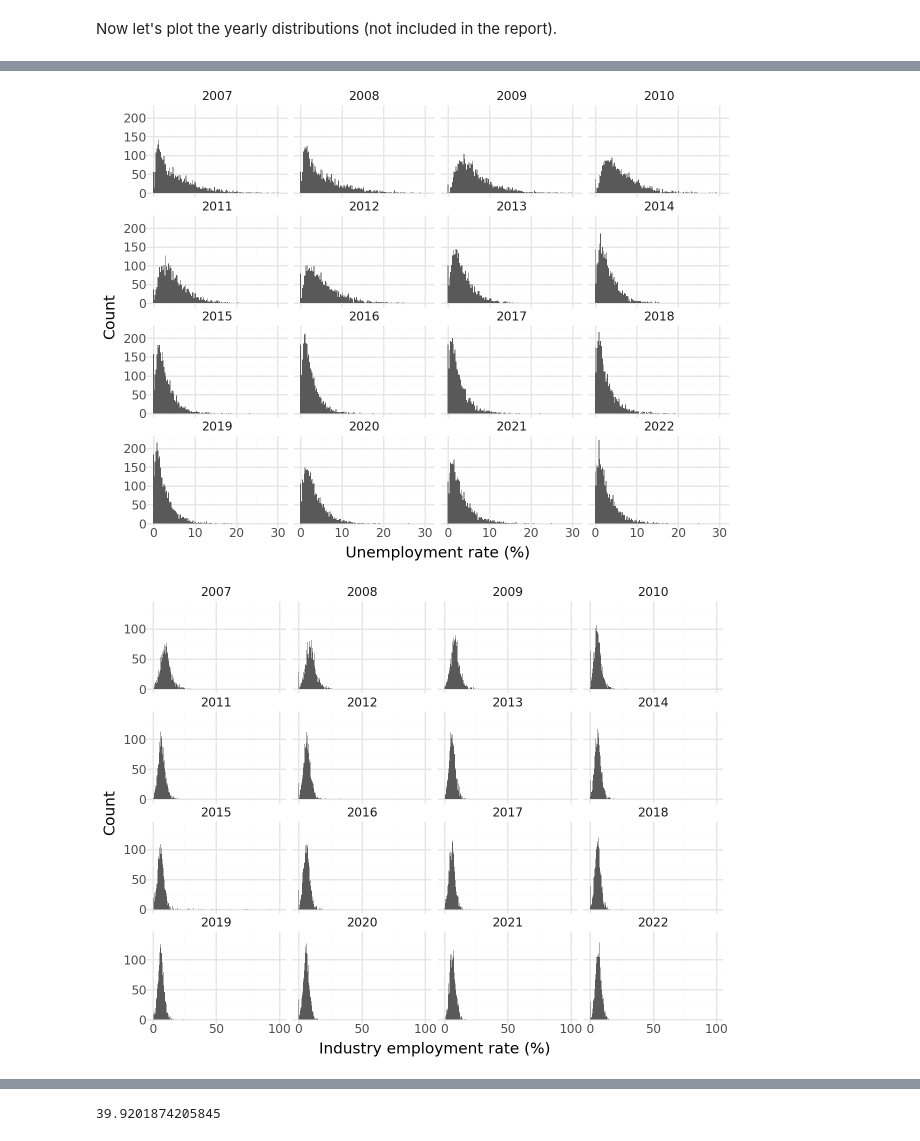
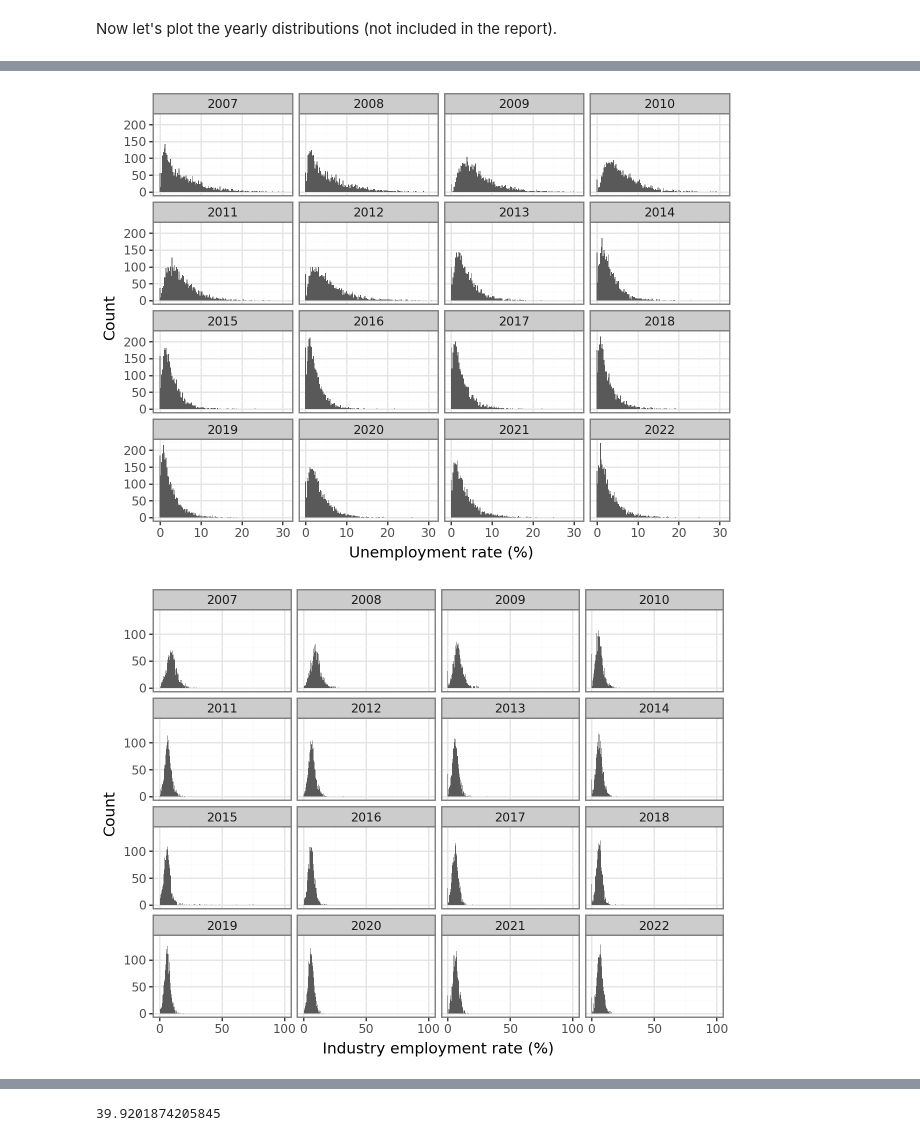
Before and after one commit to marton-nagy-marton/Data-Analysis-4, a Jupyter notebook: Term_project/MartonNagy_DA4_TermProject.ipynb, the cells around one changed output, grey strips where cells are left out. Cells and saved outputs as stored; diff of their text form; code cells hidden in the pictures.

```diff
--- a/Term_project/MartonNagy_DA4_TermProject.ipynb
+++ b/Term_project/MartonNagy_DA4_TermProject.ipynb
@@ -535,27 +535,27 @@ Now let's plot the yearly distributions (not included in the report).
 # %%
 (
     ggplot(df, aes('unemp'))
     + geom_histogram()
     + facet_wrap('year')
-    + theme_minimal()
+    + theme_bw()
     #+ scale_y_continuous(breaks = [0, 25, 50])
     + scale_x_continuous(breaks = [0, 10, 20, 30])
     + labs(x = 'Unemployment rate (%)', y = 'Count')
 )
 # %% [output]
-[figure, old version]
+[figure, new version]
 # %%
 (
     ggplot(df, aes('ind_empl'))
     + geom_histogram()
     + facet_wrap('year')
-    + theme_minimal()
+    + theme_bw()
     #+ scale_y_continuous(breaks = [0, 25, 50])
     + scale_x_continuous(breaks = [0, 50, 100])
     + labs(x = 'Industry employment rate (%)', y = 'Count')
 )
 # %% [output]
-[figure, old version]
+[figure, new version]
 # %%
 (
     ggplot(df, aes('agr_empl'))
```
Also changed, not shown: parts of 60 cells of this notebook.
